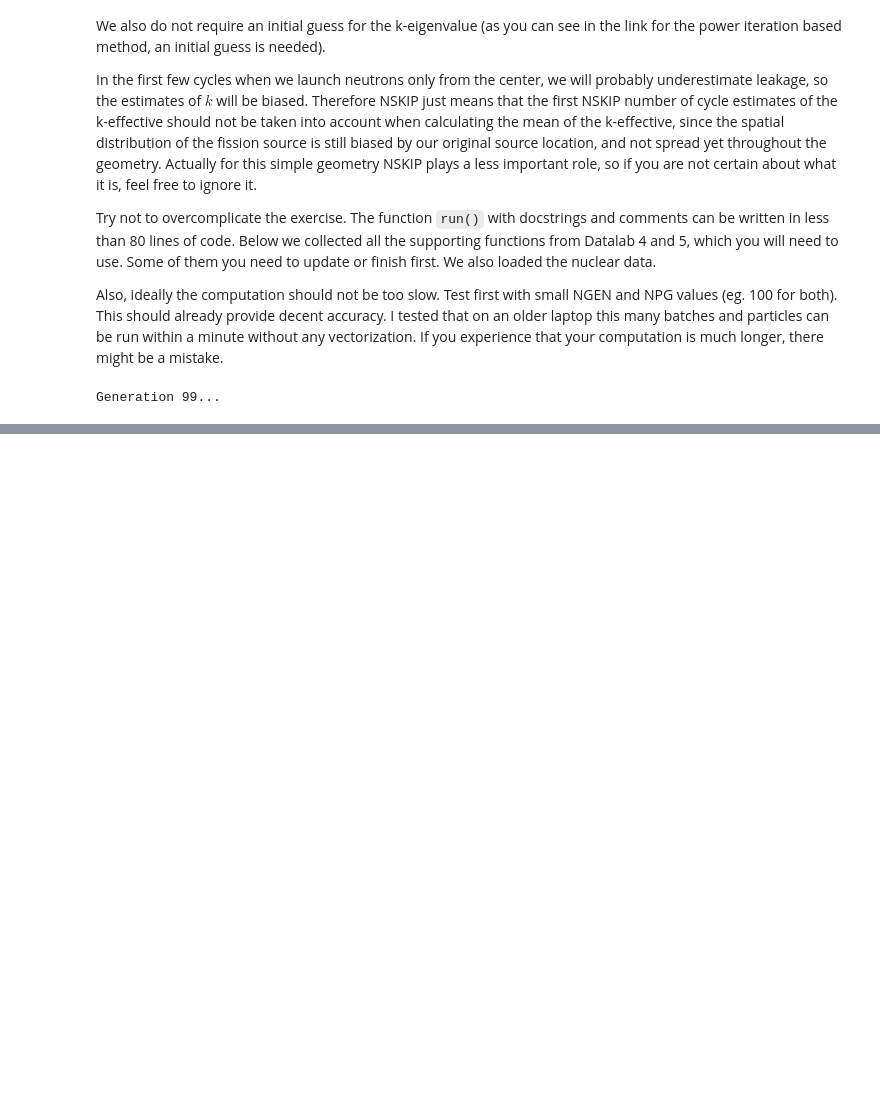
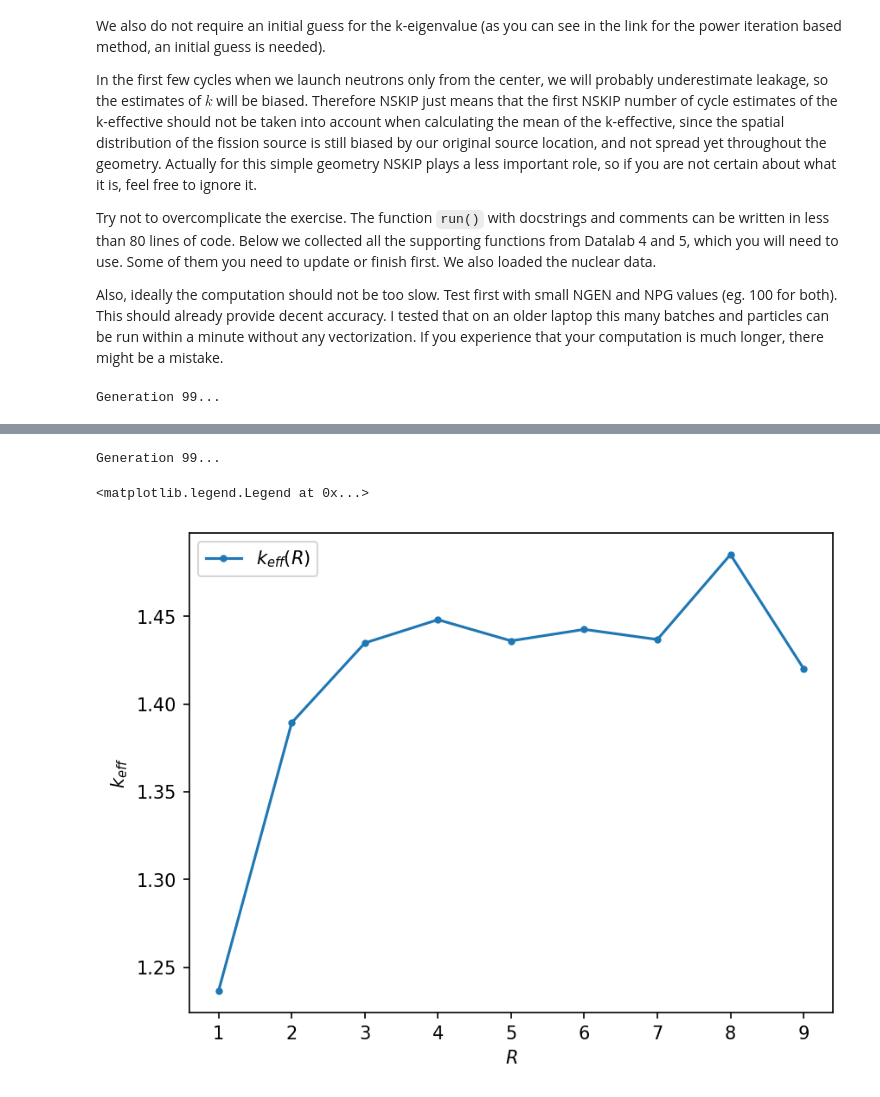
Before and after one commit to MalteHanse/RFP, a Jupyter notebook: HomeAssignments/HA2/HA2-2.ipynb, the cells around one changed output, grey strips where cells are left out. Cells and saved outputs as stored; diff of their text form; code cells hidden in the pictures; blank space fills up the shorter version.

```diff
--- a/HomeAssignments/HA2/HA2-2.ipynb
+++ b/HomeAssignments/HA2/HA2-2.ipynb
@@ -344,0 +349,19 @@ axes.legend()
+# %%
+Rs = np.arange(1, 10)
+
+k_effs = []
+
+for R in Rs:
+    k_eff, _, _, _ = run(R, NGEN, NPG, NSKIP)
+    k_effs.append(k_eff)
+
+fig, axes = plt.subplots()
+
+axes.plot(Rs, k_effs, marker='.', linestyle='-', label="$k_{eff}(R)$")
+axes.set_xlabel("$R$")
+axes.set_ylabel("$k_{eff}$")
+axes.legend()
+# %% [output]
+Generation 99...
+<matplotlib.legend.Legend at 0x...>
+[figure, added]
```
Also changed, not shown: parts of 4 cells of this notebook, 1 other file.
